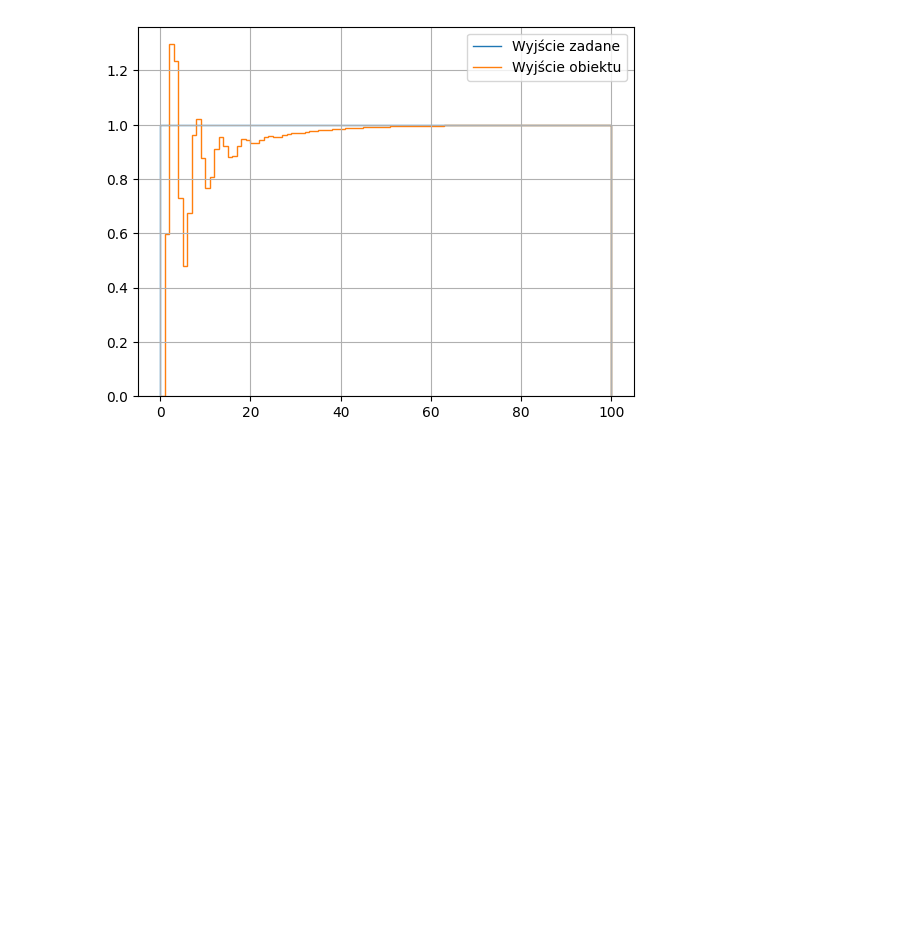
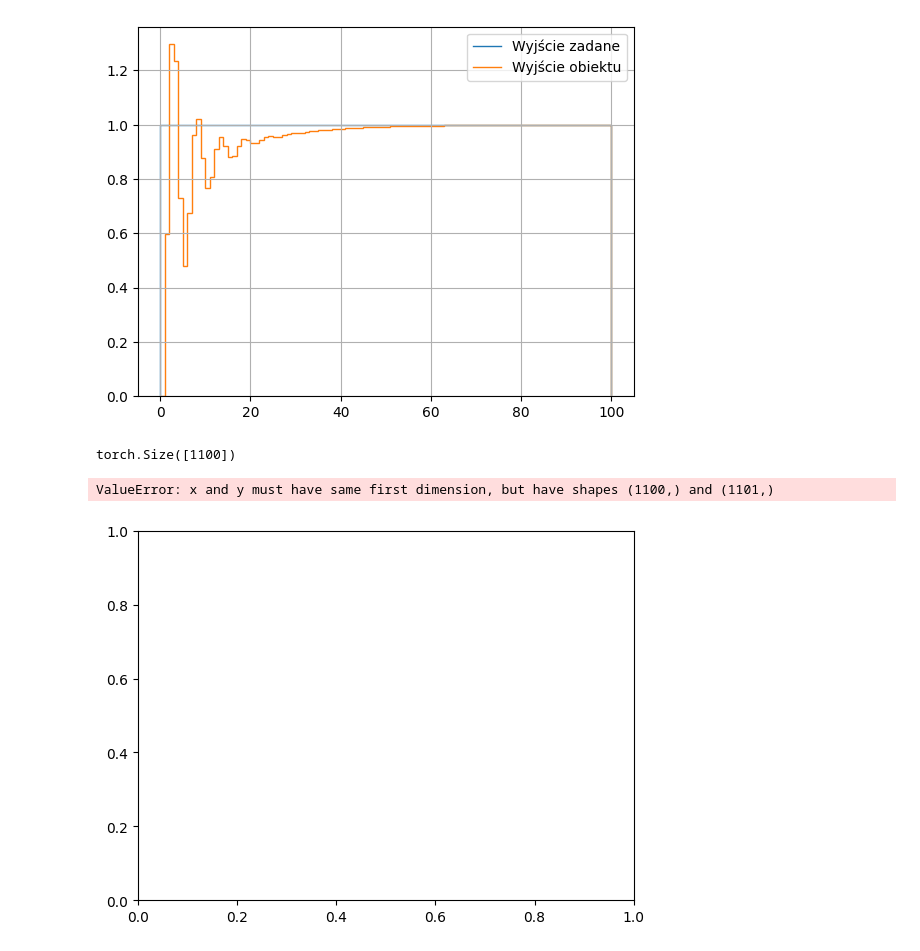
Before and after one commit to antoniprzybylik/akson, a Jupyter notebook: example.ipynb, the cells around one changed output. Drawn from its saved outputs; the diff is of its cells as text; code cells hidden in the pictures; blank space fills up the shorter version.

Commit message:
Implemented continous feedback system.

```diff
--- a/example.ipynb
+++ b/example.ipynb
@@ -60,3 +60,22 @@ plt.grid()
 plt.show()
 # %% [output]
 [figure]
+# %%
+continous_feedback_system = akson.ContinousFeedbackSystem(regulator, continous_system, T)
+# %%
+y = []
+for _ in range(100):
+    y.append(continous_feedback_system.step(1).squeeze())
+y = torch.cat(y, dim=0)
+print(y.shape)
+# %% [output]
+torch.Size([1100])
+# %%
+plt.plot(torch.ones((1100,)), torch.arange(1101))
+plt.plot(y, torch.arange(1101))
+plt.legend(['Wyjście zadane', 'Wyjście obiektu'])
+plt.grid()
+plt.show()
+# %% [output]
+ValueError: x and y must have same first dimension, but have shapes (1100,) and (1101,)
+[figure, added]
```
Also changed, not shown: 3 other files.
